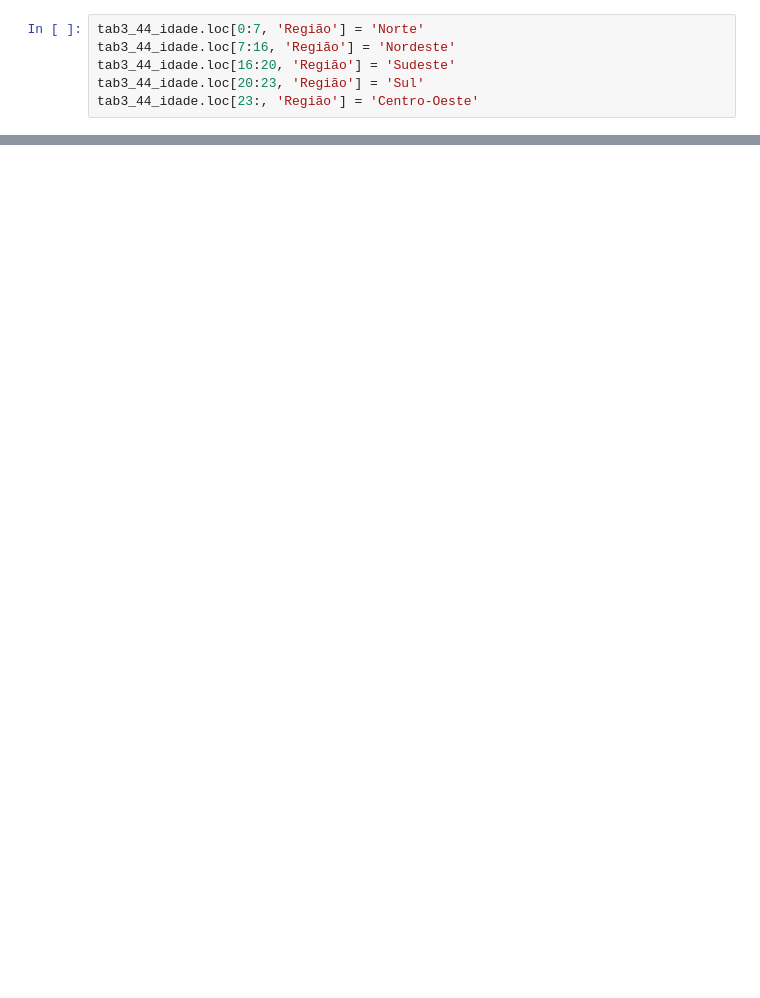
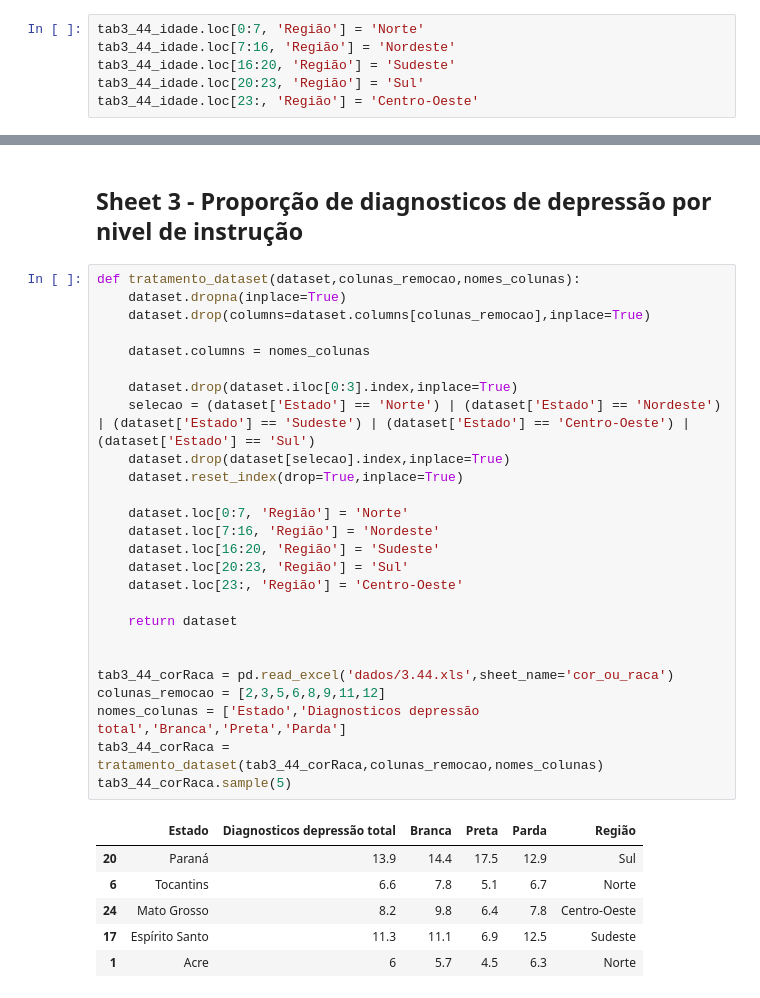
Before and after one commit to Felipeecp/desafio4_tratamento_dados, a Jupyter notebook: dados_depressao.ipynb, the cells around one changed output, grey strips where cells are left out. Cells and saved outputs as stored; diff of their text form; blank space fills up the shorter version.

```diff
--- a/dados_depressao.ipynb
+++ b/dados_depressao.ipynb
@@ -111,0 +179,35 @@ tab3_44_idade.loc[23:, 'Região'] = 'Centro-Oeste'
+# %% [markdown]
+## Sheet 3 - Proporção de diagnosticos de depressão por nivel de instrução
+# %%
+def tratamento_dataset(dataset,colunas_remocao,nomes_colunas):
+    dataset.dropna(inplace=True)
+    dataset.drop(columns=dataset.columns[colunas_remocao],inplace=True)
+
+    dataset.columns = nomes_colunas
+
+    dataset.drop(dataset.iloc[0:3].index,inplace=True)
+    selecao = (dataset['Estado'] == 'Norte') | (dataset['Estado'] == 'Nordeste') | (dataset['Estado'] == 'Sudeste') | (dataset['Estado'] == 'Centro-Oeste') | (dataset['Estado'] == 'Sul')
+    dataset.drop(dataset[selecao].index,inplace=True)
+    dataset.reset_index(drop=True,inplace=True)
+
+    dataset.loc[0:7, 'Região'] = 'Norte'
+    dataset.loc[7:16, 'Região'] = 'Nordeste'
+    dataset.loc[16:20, 'Região'] = 'Sudeste'
+    dataset.loc[20:23, 'Região'] = 'Sul'
+    dataset.loc[23:, 'Região'] = 'Centro-Oeste'
+
+    return dataset
+
+
+tab3_44_corRaca = pd.read_excel('dados/3.44.xls',sheet_name='cor_ou_raca')
+colunas_remocao = [2,3,5,6,8,9,11,12]
+nomes_colunas = ['Estado','Diagnosticos depressão total','Branca','Preta','Parda']
+tab3_44_corRaca = tratamento_dataset(tab3_44_corRaca,colunas_remocao,nomes_colunas)
+tab3_44_corRaca.sample(5)
+# %% [output]
+|  | Estado | Diagnosticos depressão total | Branca | Preta | Parda | Região |
+| 20 | Paraná | 13.9 | 14.4 | 17.5 | 12.9 | Sul |
+| 6 | Tocantins | 6.6 | 7.8 | 5.1 | 6.7 | Norte |
+| 24 | Mato Grosso | 8.2 | 9.8 | 6.4 | 7.8 | Centro-Oeste |
+| 17 | Espírito Santo | 11.3 | 11.1 | 6.9 | 12.5 | Sudeste |
+| 1 | Acre | 6 | 5.7 | 4.5 | 6.3 | Norte |
```
Also changed, not shown: parts of 15 cells of this notebook.
